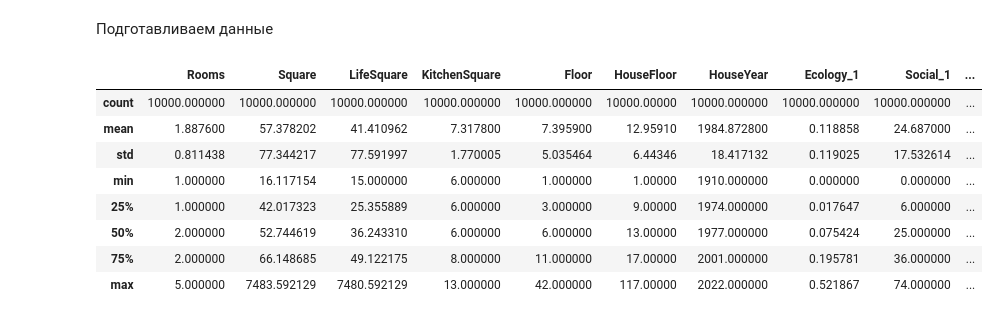
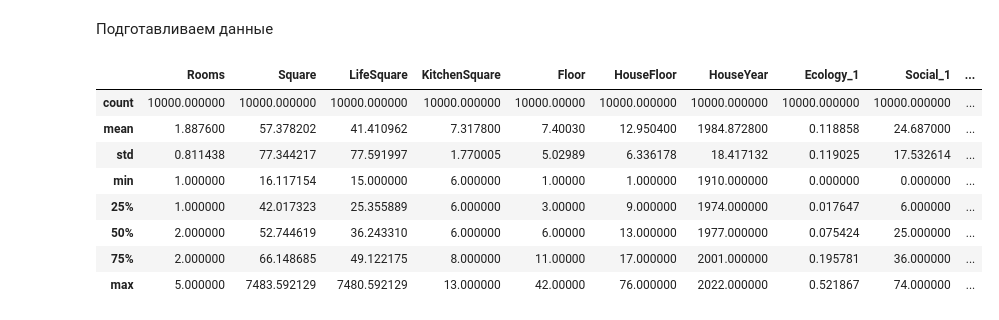
Before and after one commit to kyiashkoievgen/Data-Science, a Jupyter notebook: Kursovoi/Kursovoi.ipynb, the cells around one changed output. Drawn from its saved outputs; the diff is of its cells as text; code cells hidden in the pictures.

```diff
--- a/Kursovoi/Kursovoi.ipynb
+++ b/Kursovoi/Kursovoi.ipynb
@@ -140,8 +140,10 @@ class DataPreprocessing:
         X['HouseFloor_outlier'] = 0
         X.loc[X['HouseFloor'] == 0, 'HouseFloor_outlier'] = 1
         X.loc[X['Floor'] > X['HouseFloor'], 'HouseFloor_outlier'] = 1
+        X.loc[X['HouseFloor'] > 76, 'HouseFloor_outlier'] = 1
 
         X.loc[X['HouseFloor'] == 0, 'HouseFloor'] = self.medians['HouseFloor']
+        X.loc[X['HouseFloor'] > 76, 'HouseFloor'] = 76
 
         floor_outliers = X.loc[X['Floor'] > X['HouseFloor']].index
         X.loc[floor_outliers, 'Floor'] = X.loc[floor_outliers, 'HouseFloor']\
@@ -159,15 +161,15 @@ class DataPreprocessing:
 # %%
 dp = DataPreprocessing()
 dp.fit(train_df)
-train_dp = dp.transform(train_df)
-train_dp.describe()
+train_df = dp.transform(train_df)
+train_df.describe()
 # %% [output]
 |  | Rooms | Square | LifeSquare | KitchenSquare | Floor | HouseFloor | HouseYear | Ecology_1 | Social_1 | ... |
-| count | 10000.000000 | 10000.000000 | 10000.000000 | 10000.000000 | 10000.000000 | 10000.00000 | 10000.000000 | 10000.000000 | 10000.000000 | ... |
-| mean | 1.887600 | 57.378202 | 41.410962 | 7.317800 | 7.395900 | 12.95910 | 1984.872800 | 0.118858 | 24.687000 | ... |
-| std | 0.811438 | 77.344217 | 77.591997 | 1.770005 | 5.035464 | 6.44346 | 18.417132 | 0.119025 | 17.532614 | ... |
-| min | 1.000000 | 16.117154 | 15.000000 | 6.000000 | 1.000000 | 1.00000 | 1910.000000 | 0.000000 | 0.000000 | ... |
-| 25% | 1.000000 | 42.017323 | 25.355889 | 6.000000 | 3.000000 | 9.00000 | 1974.000000 | 0.017647 | 6.000000 | ... |
-| 50% | 2.000000 | 52.744619 | 36.243310 | 6.000000 | 6.000000 | 13.00000 | 1977.000000 | 0.075424 | 25.000000 | ... |
-| 75% | 2.000000 | 66.148685 | 49.122175 | 8.000000 | 11.000000 | 17.00000 | 2001.000000 | 0.195781 | 36.000000 | ... |
-| max | 5.000000 | 7483.592129 | 7480.592129 | 13.000000 | 42.000000 | 117.00000 | 2022.000000 | 0.521867 | 74.000000 | ... |
+| count | 10000.000000 | 10000.000000 | 10000.000000 | 10000.000000 | 10000.00000 | 10000.000000 | 10000.000000 | 10000.000000 | 10000.000000 | ... |
+| mean | 1.887600 | 57.378202 | 41.410962 | 7.317800 | 7.40030 | 12.950400 | 1984.872800 | 0.118858 | 24.687000 | ... |
+| std | 0.811438 | 77.344217 | 77.591997 | 1.770005 | 5.02989 | 6.336178 | 18.417132 | 0.119025 | 17.532614 | ... |
+| min | 1.000000 | 16.117154 | 15.000000 | 6.000000 | 1.00000 | 1.000000 | 1910.000000 | 0.000000 | 0.000000 | ... |
+| 25% | 1.000000 | 42.017323 | 25.355889 | 6.000000 | 3.00000 | 9.000000 | 1974.000000 | 0.017647 | 6.000000 | ... |
+| 50% | 2.000000 | 52.744619 | 36.243310 | 6.000000 | 6.00000 | 13.000000 | 1977.000000 | 0.075424 | 25.000000 | ... |
+| 75% | 2.000000 | 66.148685 | 49.122175 | 8.000000 | 11.00000 | 17.000000 | 2001.000000 | 0.195781 | 36.000000 | ... |
+| max | 5.000000 | 7483.592129 | 7480.592129 | 13.000000 | 42.00000 | 76.000000 | 2022.000000 | 0.521867 | 74.000000 | ... |
```
Also changed, not shown: parts of 9 cells of this notebook.
